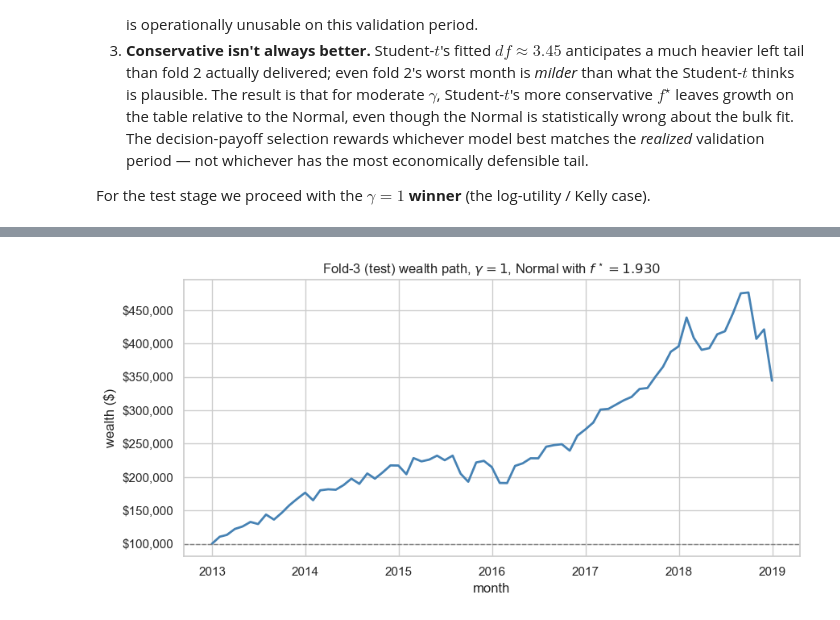
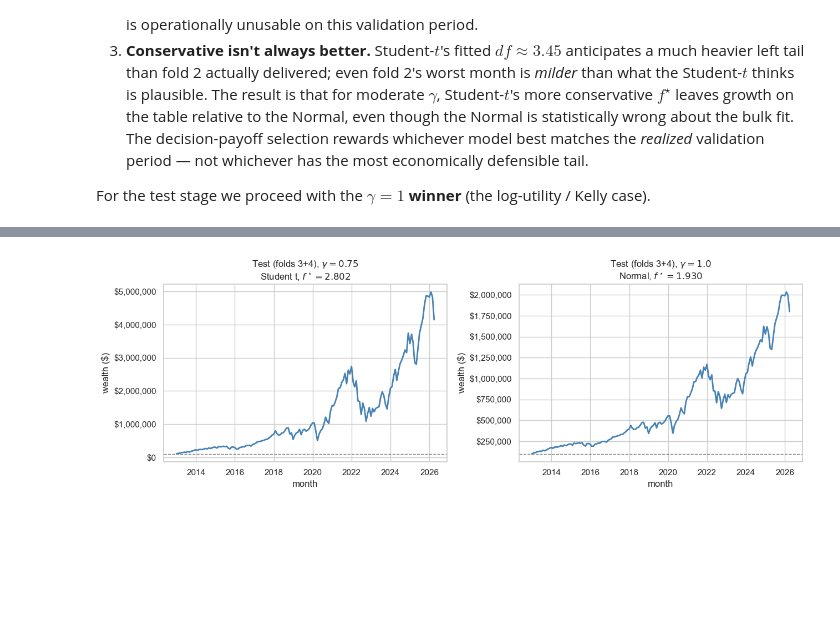
Before and after one commit to andrewmoon67/544_Notebooks, a Jupyter notebook: 06_Portfolio_optimization_and_copulas/2_simple_portfolio_optimization.ipynb, the cells around one changed output, grey strips where cells are left out. Cells and saved outputs as stored; diff of their text form; code cells hidden in the pictures; blank space fills up the shorter version.

```diff
--- a/06_Portfolio_optimization_and_copulas/2_simple_portfolio_optimization.ipynb
+++ b/06_Portfolio_optimization_and_copulas/2_simple_portfolio_optimization.ipynb
@@ -217,10 +219,12 @@ Name: fold 2 (validation), dtype: object
 # %%
-fig, ax = plt.subplots(figsize=(9, 4.5))
-ax.plot(dates_v, wealth_v, lw=2, color="darkorange")
-ax.axhline(100_000.0, color="0.5", ls="--", lw=1)
-ax.set(title=f"Fold-2 (validation) wealth path, $\\gamma = 1$, {winner_gamma1} with $f^\\star = {f_winner:.3f}$",
-       xlabel="month", ylabel="wealth ($)")
-ax.yaxis.set_major_formatter(plt.FuncFormatter(lambda x, _: f"${x:,.0f}"))
+fig, axes = plt.subplots(1, len(test_gammas), figsize=(13, 4.5), sharey=False)
+for ax, g in zip(axes, test_gammas):
+    dates_v, wealth_v = val_paths[g]
+    ax.plot(dates_v, wealth_v, lw=2, color="darkorange")
+    ax.axhline(100_000.0, color="0.5", ls="--", lw=1)
+    ax.set(title=f"Fold-2 (validation), $\\gamma = {g}$\n{winning_models[g]}, $f^\\star = {f_winners[g]:.3f}$",
+           xlabel="month", ylabel="wealth ($)")
+    ax.yaxis.set_major_formatter(plt.FuncFormatter(lambda x, _: f"${x:,.0f}"))
 plt.tight_layout()
 plt.show()
 # %% [output]
@@ -232,13 +236,12 @@ Same wealth-evolution equation as the fold-2 path, but now on data that played n
 # %%
-dates_t, wealth_t = wealth_path(folds["fold3"], f_winner)
-summary_t = path_summary(dates_t, wealth_t)
+test_paths = {g: wealth_path(folds["test (folds 3+4)"], f_winners[g]) for g in test_gammas}
 
 comparison = pd.DataFrame({
-    "fold 2 (validation)": summary_v,
-    "fold 3 (test)": summary_t,
+    (f"gamma={g}, {winning_models[g]}, f*={f_winners[g]:.3f}", stage):
+        path_summary(path[1])
+    for g in test_gammas
+    for stage, path in [("fold 2 (validation)", val_paths[g]), ("test (folds 3+4)", test_paths[g])]
 })
-comparison.loc["winning model (gamma=1)"] = winner_gamma1
-comparison.loc["f*"] = round(f_winner, 3)
-comparison.reindex(["winning model (gamma=1)", "f*", "starting wealth", "terminal wealth",
-                    "annualized growth ratio", "max drawdown", "n_months"])
+comparison.columns = pd.MultiIndex.from_tuples(comparison.columns)
+comparison
 # %% [output]
@@ -253,14 +255,16 @@ comparison.reindex(["winning model (gamma=1)", "f*", "starting wealth", "termina
 # %%
-fig, ax = plt.subplots(figsize=(9, 4.5))
-ax.plot(dates_t, wealth_t, lw=2, color="steelblue")
-ax.axhline(100_000.0, color="0.5", ls="--", lw=1)
-ax.set(title=f"Fold-3 (test) wealth path, $\\gamma = 1$, {winner_gamma1} with $f^\\star = {f_winner:.3f}$",
-       xlabel="month", ylabel="wealth ($)")
-ax.yaxis.set_major_formatter(plt.FuncFormatter(lambda x, _: f"${x:,.0f}"))
+fig, axes = plt.subplots(1, len(test_gammas), figsize=(13, 4.5), sharey=False)
+for ax, g in zip(axes, test_gammas):
+    dates_t, wealth_t = test_paths[g]
+    ax.plot(dates_t, wealth_t, lw=2, color="steelblue")
+    ax.axhline(100_000.0, color="0.5", ls="--", lw=1)
+    ax.set(title=f"Test (folds 3+4), $\\gamma = {g}$\n{winning_models[g]}, $f^\\star = {f_winners[g]:.3f}$",
+           xlabel="month", ylabel="wealth ($)")
+    ax.yaxis.set_major_formatter(plt.FuncFormatter(lambda x, _: f"${x:,.0f}"))
 plt.tight_layout()
 plt.show()
 # %% [output]
-[figure, old version]
+[figure, new version]
 # %% [markdown]
 ## Caveats for class discussion
 
```
Also changed, not shown: parts of 10 cells of this notebook.
